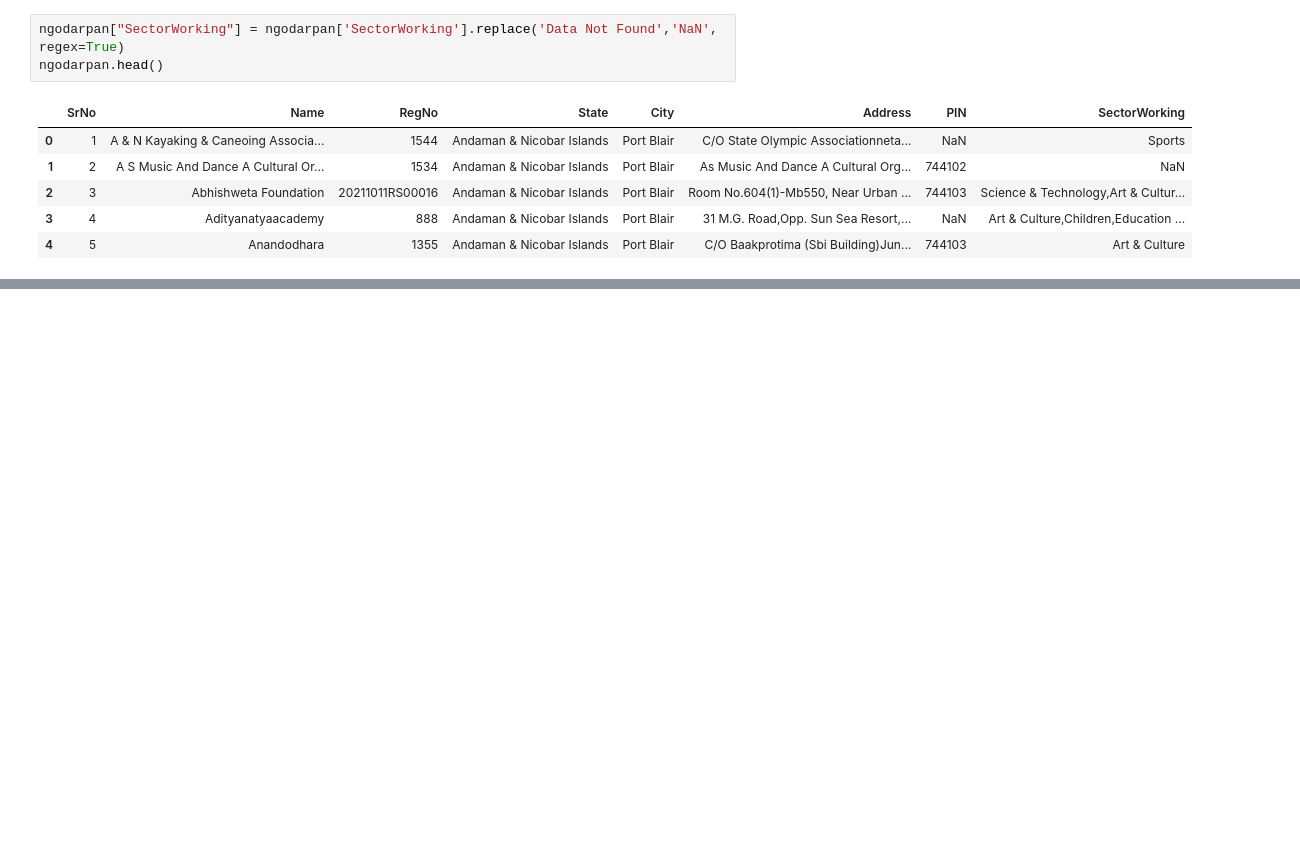
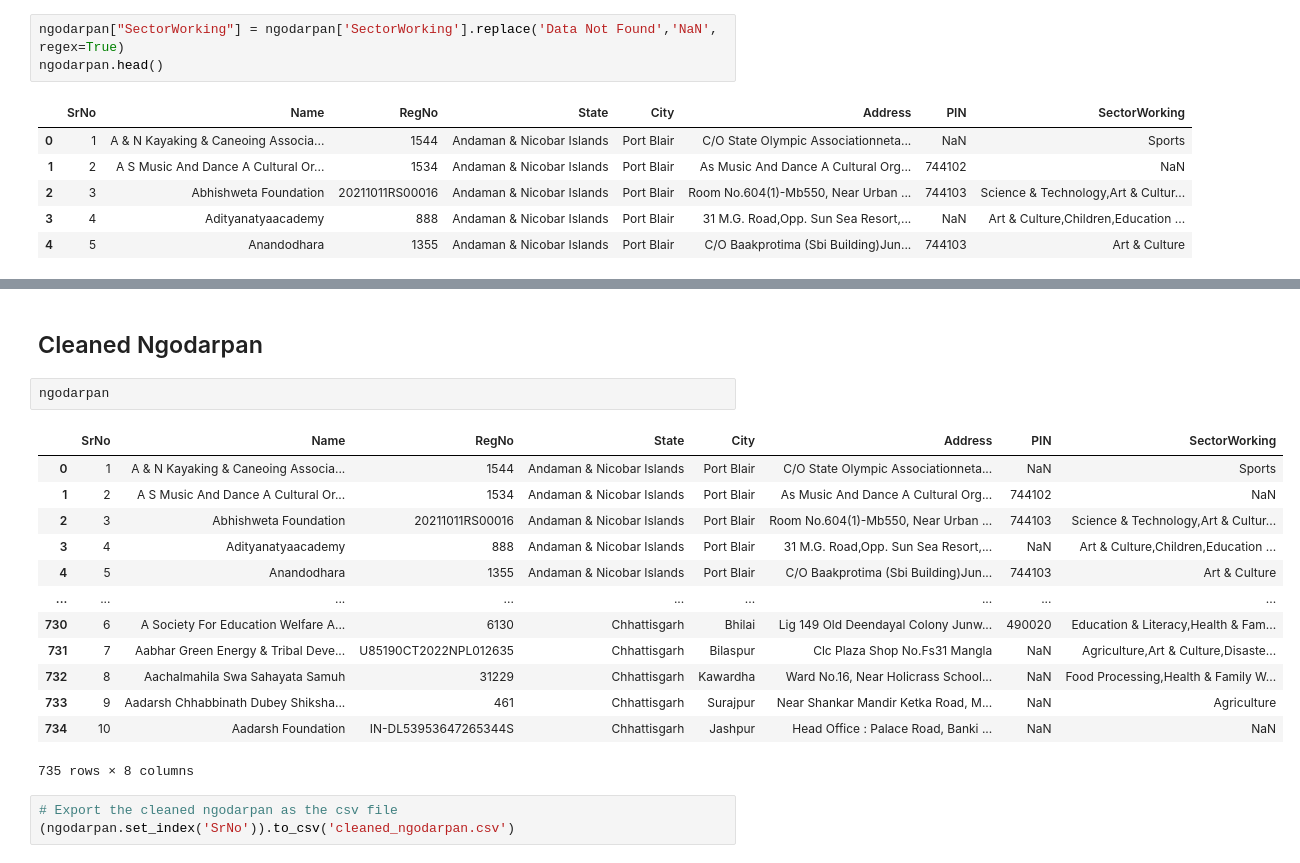
Before and after one commit to DaanMatch/webscrape, a Jupyter notebook: ngodarpan_scraper/ngodarpan_scraper/ngodarpan.ipynb, the cells around one changed output, grey strips where cells are left out. Saved outputs shown, nothing was run; the diff lists cells and outputs as text; blank space fills up the shorter version.

```diff
--- a/ngodarpan_scraper/ngodarpan_scraper/ngodarpan.ipynb
+++ b/ngodarpan_scraper/ngodarpan_scraper/ngodarpan.ipynb
@@ -213,0 +153,21 @@ Requirement already satisfied: python-dotenv in /Users/jinmin/opt/anaconda3/lib/
+# %% [markdown]
+## Cleaned Ngodarpan
+# %%
+ngodarpan
+# %% [output]
+|  | SrNo | Name | RegNo | State | City | Address | PIN | SectorWorking |
+| 0 | 1 | A & N Kayaking & Caneoing Associa... | 1544 | Andaman & Nicobar Islands | Port Blair | C/O State Olympic Associationneta... | NaN | Sports |
+| 1 | 2 | A S Music And Dance A Cultural Or... | 1534 | Andaman & Nicobar Islands | Port Blair | As Music And Dance A Cultural Org... | 744102 | NaN |
+| 2 | 3 | Abhishweta Foundation | 20211011RS00016 | Andaman & Nicobar Islands | Port Blair | Room No.604(1)-Mb550, Near Urban ... | 744103 | Science & Technology,Art & Cultur... |
+| 3 | 4 | Adityanatyaacademy | 888 | Andaman & Nicobar Islands | Port Blair | 31 M.G. Road,Opp. Sun Sea Resort,... | NaN | Art & Culture,Children,Education ... |
+| 4 | 5 | Anandodhara | 1355 | Andaman & Nicobar Islands | Port Blair | C/O Baakprotima (Sbi Building)Jun... | 744103 | Art & Culture |
+| ... | ... | ... | ... | ... | ... | ... | ... | ... |
+| 730 | 6 | A Society For Education Welfare A... | 6130 | Chhattisgarh | Bhilai | Lig 149 Old Deendayal Colony Junw... | 490020 | Education & Literacy,Health & Fam... |
+| 731 | 7 | Aabhar Green Energy & Tribal Deve... | U85190CT2022NPL012635 | Chhattisgarh | Bilaspur | Clc Plaza Shop No.Fs31 Mangla | NaN | Agriculture,Art & Culture,Disaste... |
+| 732 | 8 | Aachalmahila Swa Sahayata Samuh | 31229 | Chhattisgarh | Kawardha | Ward No.16, Near Holicrass School... | NaN | Food Processing,Health & Family W... |
+| 733 | 9 | Aadarsh Chhabbinath Dubey Shiksha... | 461 | Chhattisgarh | Surajpur | Near Shankar Mandir Ketka Road, M... | NaN | Agriculture |
+| 734 | 10 | Aadarsh Foundation | IN-DL53953647265344S | Chhattisgarh | Jashpur | Head Office : Palace Road, Banki ... | NaN | NaN |
+735 rows × 8 columns
+# %%
+# Export the cleaned ngodarpan as the csv file
+(ngodarpan.set_index('SrNo')).to_csv('cleaned_ngodarpan.csv')
```
Also changed, not shown: parts of 1 cell of this notebook, 2 other files.
